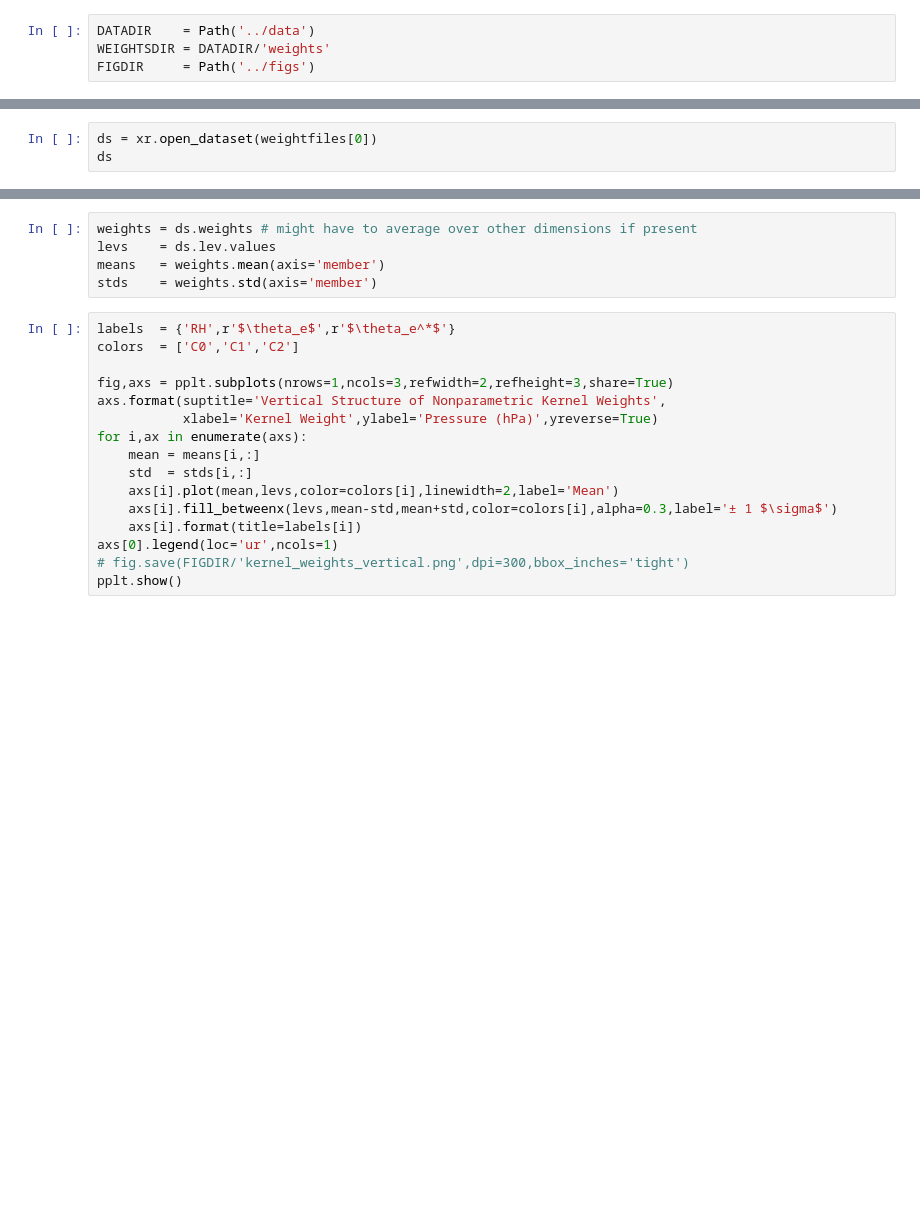
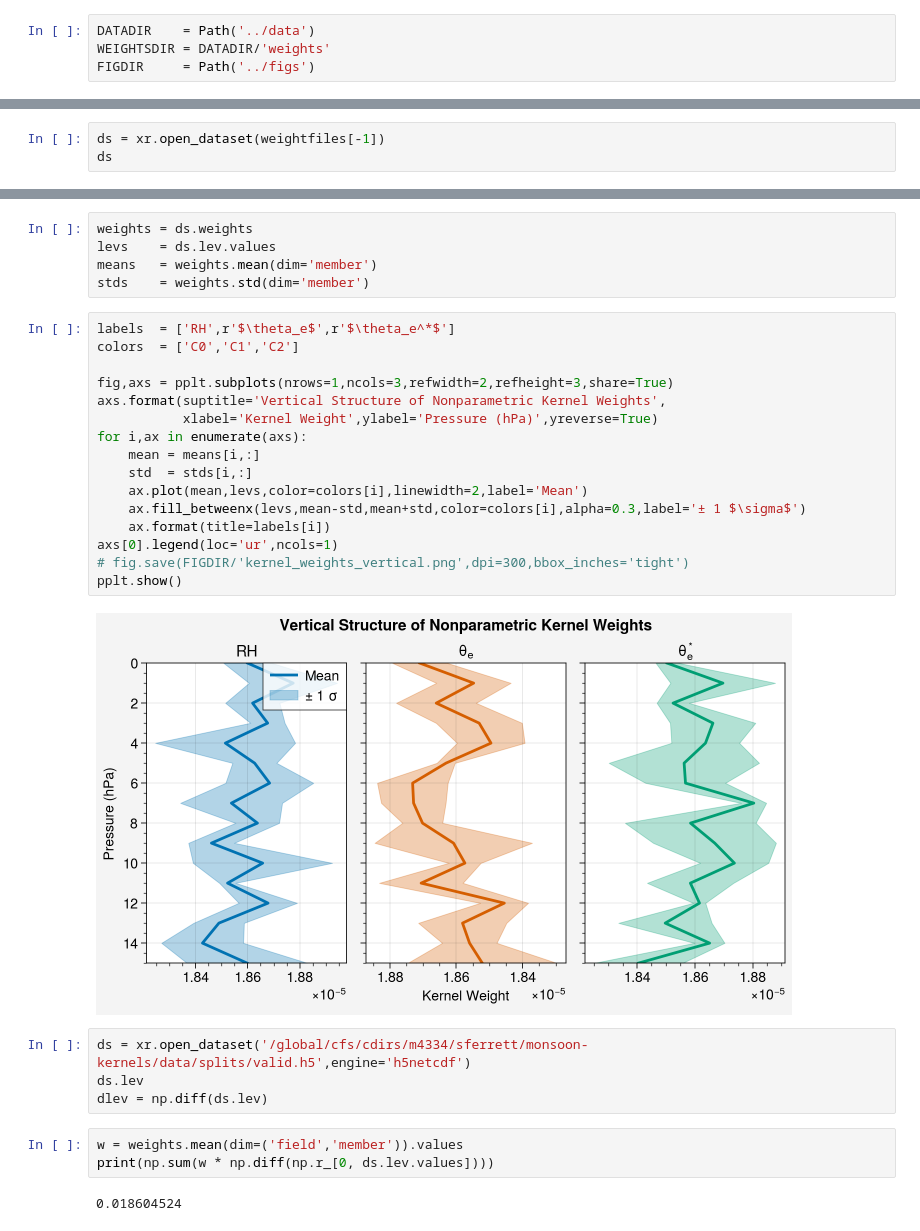
Before and after one commit to savannahferretti/monsoon-kernels, a Jupyter notebook: notebooks/weights.ipynb, the cells around one changed output, grey strips where cells are left out. Drawn from its saved outputs; the diff is of its cells as text; blank space fills up the shorter version.

Commit message:
Still figuring out kernels...

```diff
--- a/notebooks/weights.ipynb
+++ b/notebooks/weights.ipynb
@@ -28,3 +31,3 @@ No weight files found
 # %%
-ds = xr.open_dataset(weightfiles[0])
+ds = xr.open_dataset(weightfiles[-1])
 ds
@@ -31,21 +43,32 @@ ds
 # %%
-weights = ds.weights # might have to average over other dimensions if present
+weights = ds.weights
 levs    = ds.lev.values
-means   = weights.mean(axis='member')
-stds    = weights.std(axis='member')
+means   = weights.mean(dim='member')
+stds    = weights.std(dim='member')
 # %%
-labels  = {'RH',r'$\theta_e$',r'$\theta_e^*$'}
+labels  = ['RH',r'$\theta_e$',r'$\theta_e^*$']
 colors  = ['C0','C1','C2']
 
 fig,axs = pplt.subplots(nrows=1,ncols=3,refwidth=2,refheight=3,share=True)
 axs.format(suptitle='Vertical Structure of Nonparametric Kernel Weights',
            xlabel='Kernel Weight',ylabel='Pressure (hPa)',yreverse=True)
 for i,ax in enumerate(axs):
     mean = means[i,:]
     std  = stds[i,:]
-    axs[i].plot(mean,levs,color=colors[i],linewidth=2,label='Mean')
-    axs[i].fill_betweenx(levs,mean-std,mean+std,color=colors[i],alpha=0.3,label='± 1 $\sigma$')
-    axs[i].format(title=labels[i])
+    ax.plot(mean,levs,color=colors[i],linewidth=2,label='Mean')
+    ax.fill_betweenx(levs,mean-std,mean+std,color=colors[i],alpha=0.3,label='± 1 $\sigma$')
+    ax.format(title=labels[i])
 axs[0].legend(loc='ur',ncols=1)
 # fig.save(FIGDIR/'kernel_weights_vertical.png',dpi=300,bbox_inches='tight')
 pplt.show()
+# %% [output]
+[figure, added]
+# %%
+ds = xr.open_dataset('/global/cfs/cdirs/m4334/sferrett/monsoon-kernels/data/splits/valid.h5',engine='h5netcdf')
+ds.lev
+dlev = np.diff(ds.lev)
+# %%
+w = weights.mean(dim=('field','member')).values
+print(np.sum(w * np.diff(np.r_[0, ds.lev.values])))
+# %% [output]
+0.018604524
```
Also changed, not shown: parts of 4 cells of this notebook, 26 other files.
